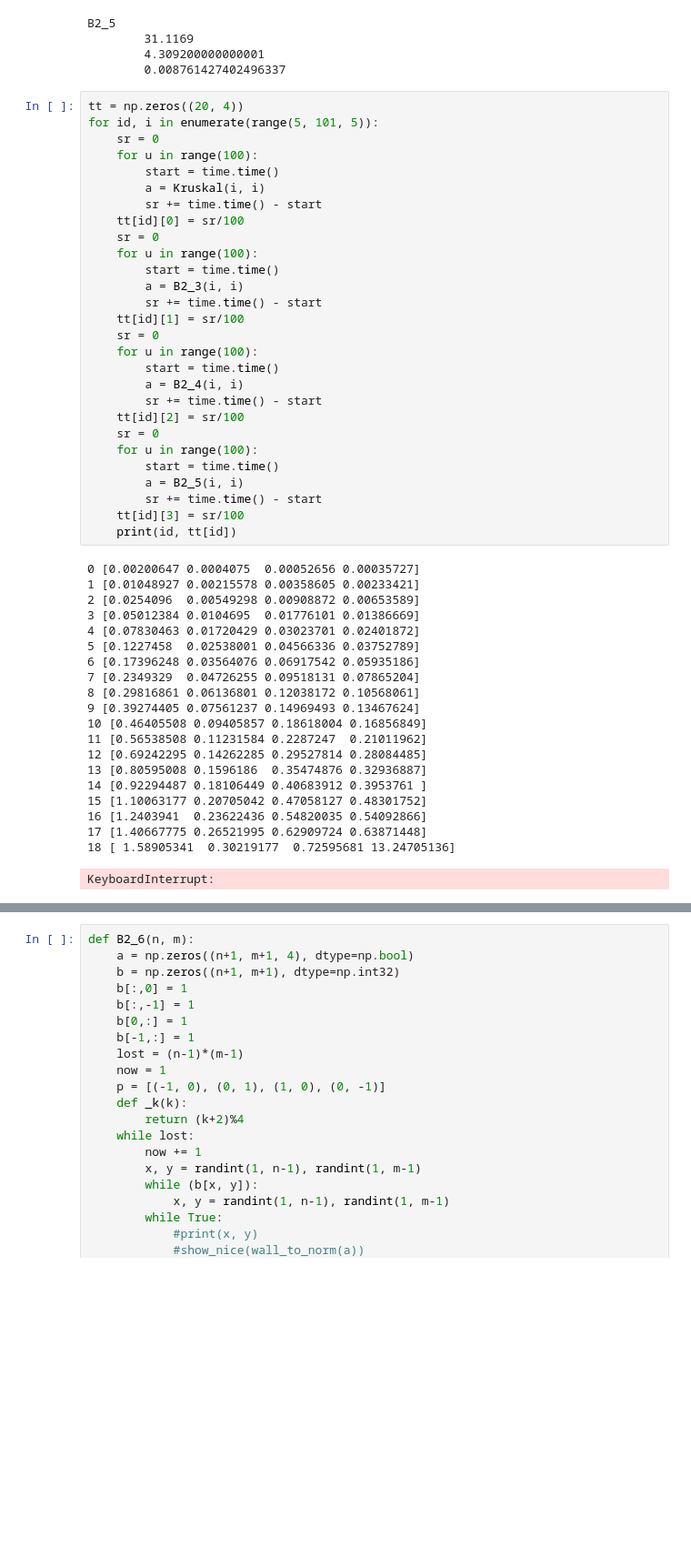
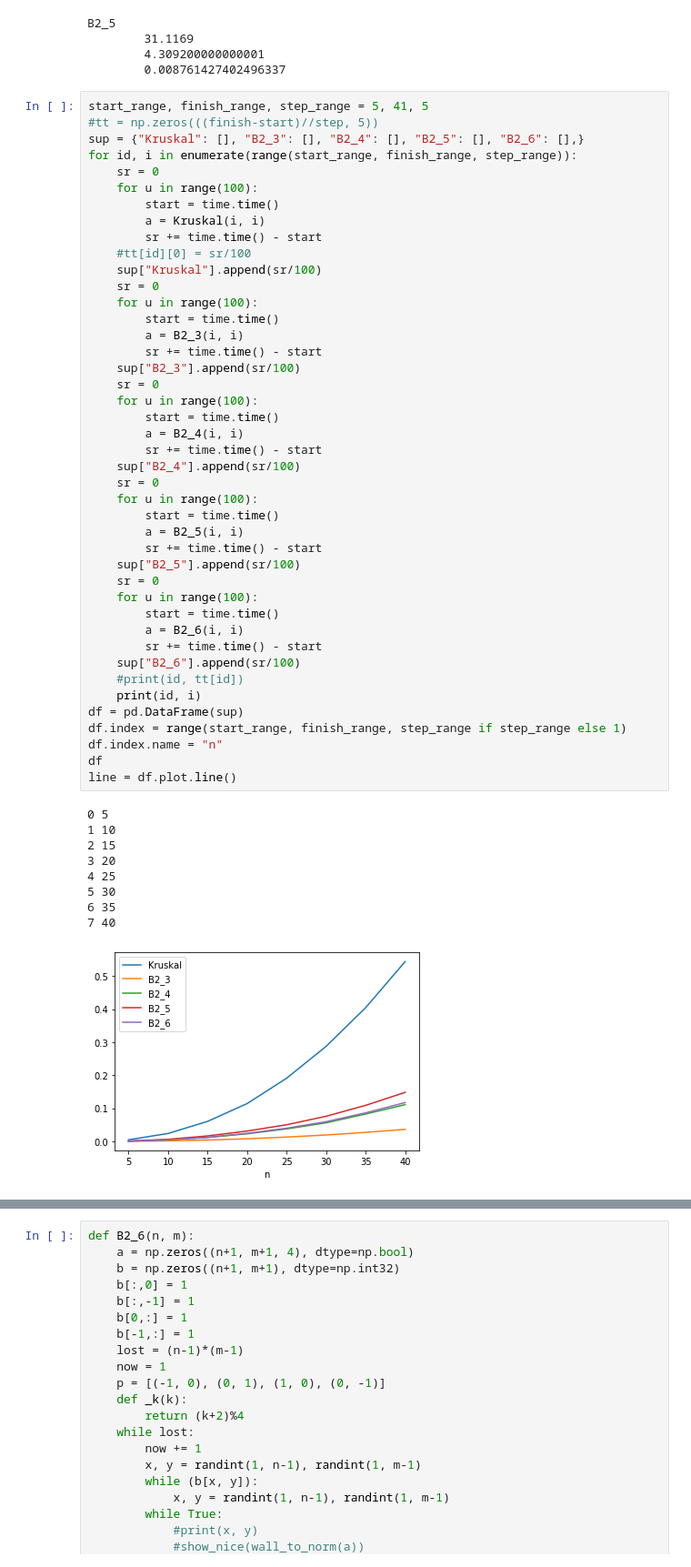
Before and after one commit to usermage/wallgen, a Jupyter notebook: index.ipynb, the cells around one changed output, grey strips where cells are left out. Shown: that part at 91% size. Drawn from its saved outputs; the diff is of its cells as text; blank space fills up the shorter version.

Commit message:
Time to step

```diff
--- a/index.ipynb
+++ b/index.ipynb
@@ -478,51 +478,55 @@ B2_5
         4.309200000000001
         0.008761427402496337
 # %%
-tt = np.zeros((20, 4))
-for id, i in enumerate(range(5, 101, 5)):
+start_range, finish_range, step_range = 5, 41, 5
+#tt = np.zeros(((finish-start)//step, 5))
+sup = {"Kruskal": [], "B2_3": [], "B2_4": [], "B2_5": [], "B2_6": [],}
+for id, i in enumerate(range(start_range, finish_range, step_range)):
     sr = 0
     for u in range(100):
         start = time.time()
         a = Kruskal(i, i)
         sr += time.time() - start
-    tt[id][0] = sr/100
+    #tt[id][0] = sr/100
+    sup["Kruskal"].append(sr/100)
     sr = 0
     for u in range(100):
         start = time.time()
         a = B2_3(i, i)
         sr += time.time() - start
-    tt[id][1] = sr/100
+    sup["B2_3"].append(sr/100)
     sr = 0
     for u in range(100):
         start = time.time()
         a = B2_4(i, i)
         sr += time.time() - start
-    tt[id][2] = sr/100
+    sup["B2_4"].append(sr/100)
     sr = 0
     for u in range(100):
         start = time.time()
         a = B2_5(i, i)
         sr += time.time() - start
-    tt[id][3] = sr/100
-    print(id, tt[id])
+    sup["B2_5"].append(sr/100)
+    sr = 0
+    for u in range(100):
+        start = time.time()
+        a = B2_6(i, i)
+        sr += time.time() - start
+    sup["B2_6"].append(sr/100)
+    #print(id, tt[id])
+    print(id, i)
+df = pd.DataFrame(sup)
+df.index = range(start_range, finish_range, step_range if step_range else 1)
+df.index.name = "n"
+df
+line = df.plot.line()
 # %% [output]
-0 [0.00200647 0.0004075  0.00052656 0.00035727]
-1 [0.01048927 0.00215578 0.00358605 0.00233421]
-2 [0.0254096  0.00549298 0.00908872 0.00653589]
-3 [0.05012384 0.0104695  0.01776101 0.01386669]
-4 [0.07830463 0.01720429 0.03023701 0.02401872]
-5 [0.1227458  0.02538001 0.04566336 0.03752789]
-6 [0.17396248 0.03564076 0.06917542 0.05935186]
-7 [0.2349329  0.04726255 0.09518131 0.07865204]
-8 [0.29816861 0.06136801 0.12038172 0.10568061]
-9 [0.39274405 0.07561237 0.14969493 0.13467624]
-10 [0.46405508 0.09405857 0.18618004 0.16856849]
-11 [0.56538508 0.11231584 0.2287247  0.21011962]
-12 [0.69242295 0.14262285 0.29527814 0.28084485]
-13 [0.80595008 0.1596186  0.35474876 0.32936887]
-14 [0.92294487 0.18106449 0.40683912 0.3953761 ]
-15 [1.10063177 0.20705042 0.47058127 0.48301752]
-16 [1.2403941  0.23622436 0.54820035 0.54092866]
-17 [1.40667775 0.26521995 0.62909724 0.63871448]
-18 [ 1.58905341  0.30219177  0.72595681 13.24705136]
+0 5
+1 10
+2 15
+3 20
+4 25
+5 30
+6 35
+7 40
-KeyboardInterrupt:
+[figure, added]
```
Also changed, not shown: parts of 2 cells of this notebook, 1 other file.
